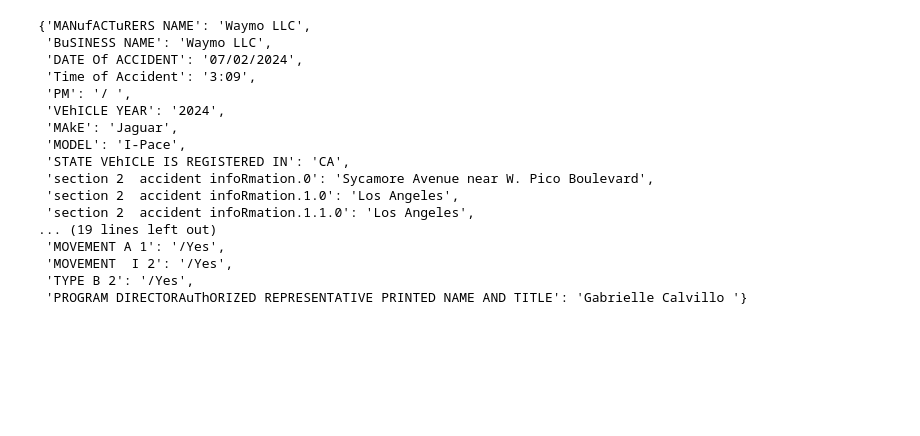
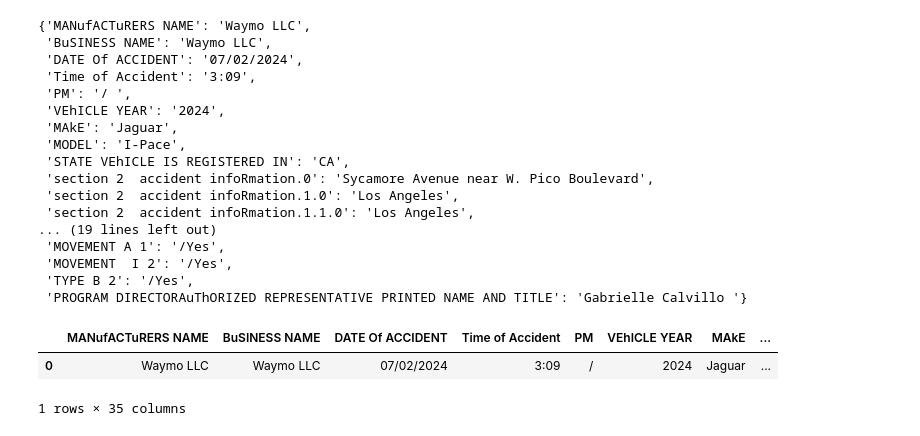
Before and after one commit to SeraphDev6/pdf_extraction, a Jupyter notebook: main.ipynb, the cells around one changed output. Saved outputs shown, nothing was run; the diff lists cells and outputs as text; code cells hidden in the pictures; blank space fills up the shorter version.

```diff
--- a/main.ipynb
+++ b/main.ipynb
@@ -55,0 +58,7 @@ filtered_text_data
+# %%
+df = pd.DataFrame([filtered_text_data])
+df
+# %% [output]
+|  | MANufACTuRERS NAME | BuSINESS NAME | DATE Of ACCIDENT | Time of Accident | PM | VEhICLE YEAR | MAkE | ... |
+| 0 | Waymo LLC | Waymo LLC | 07/02/2024 | 3:09 | / | 2024 | Jaguar | ... |
+1 rows × 35 columns
```
Also changed, not shown: parts of 2 cells of this notebook, 2 other files.
